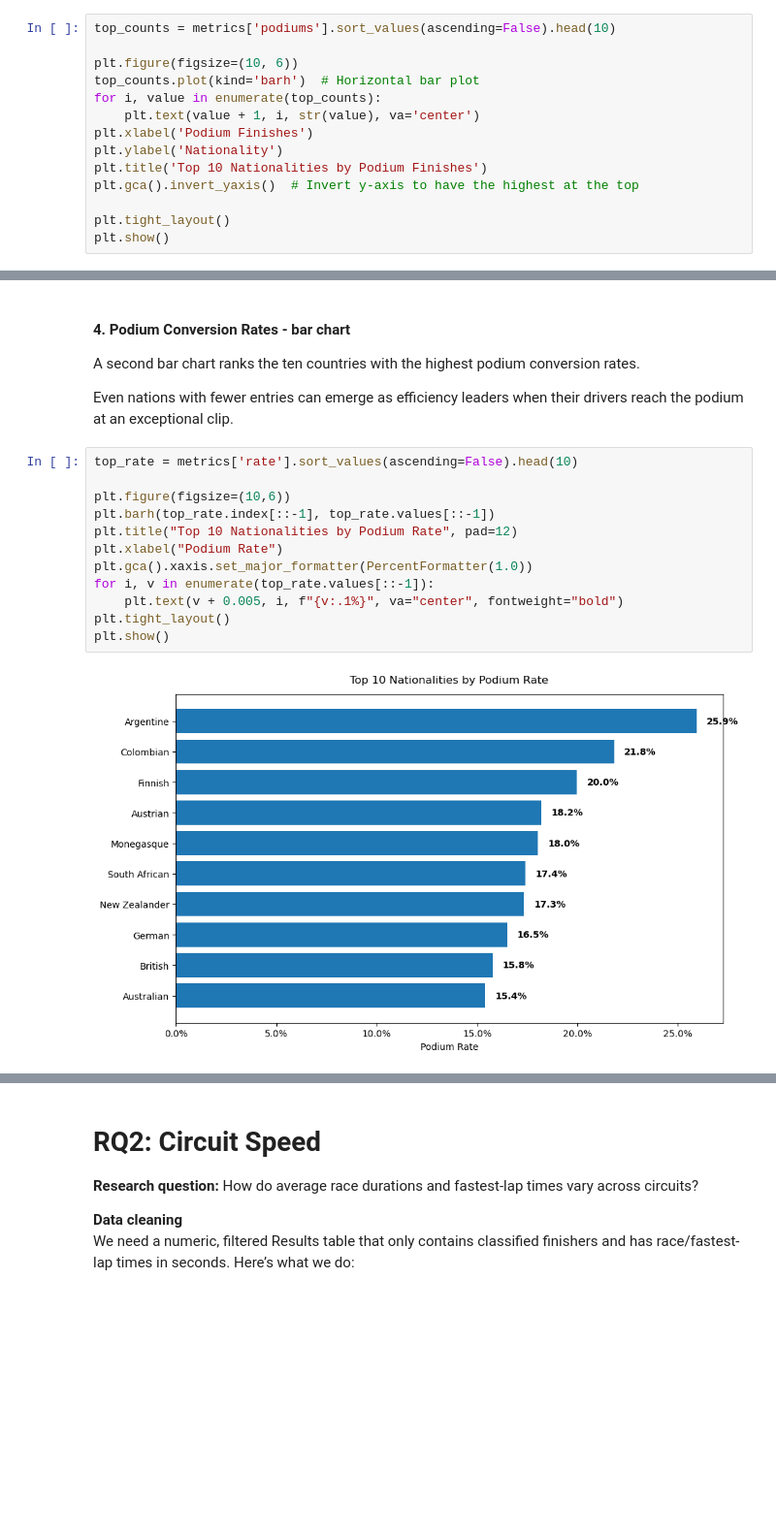
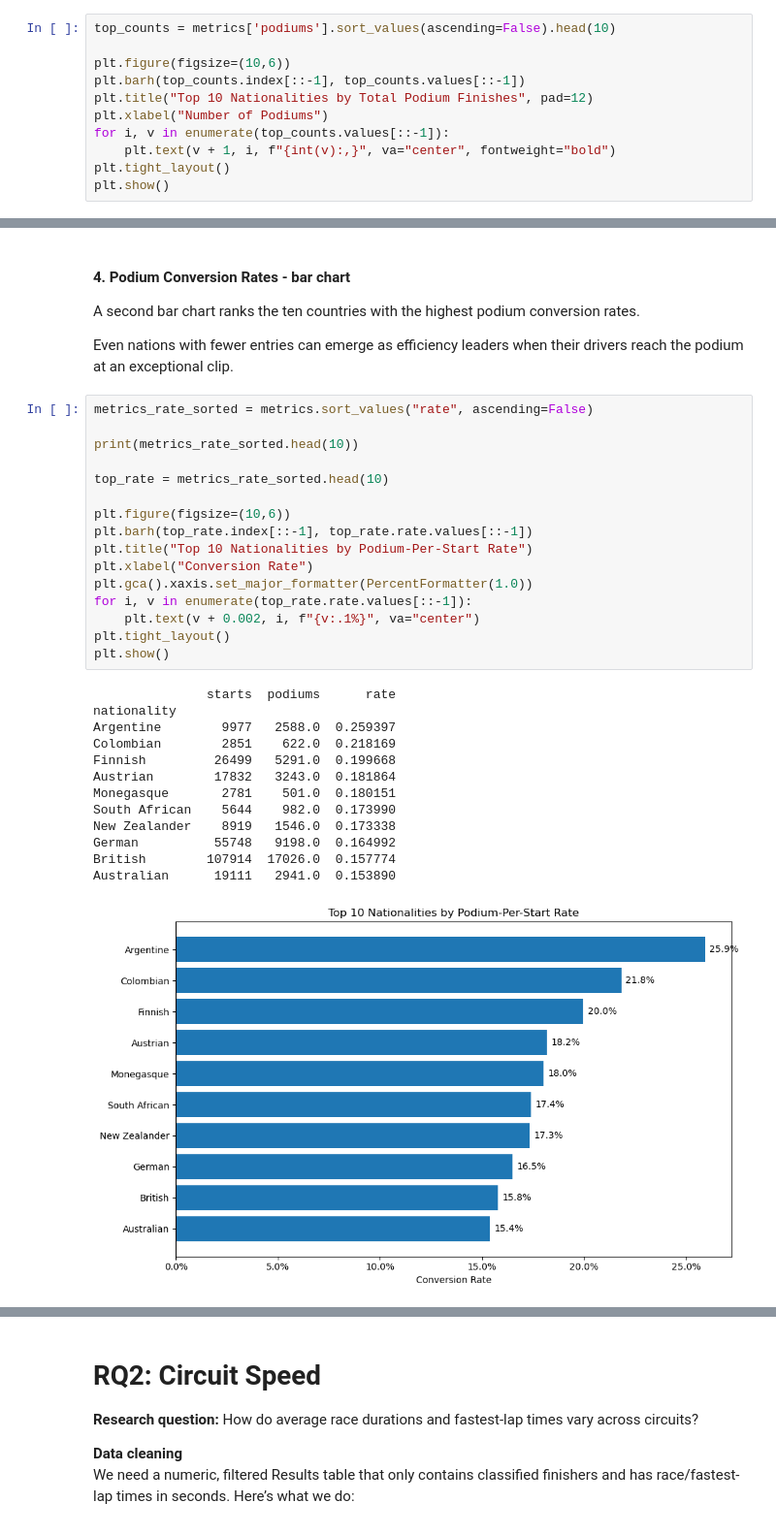
Before and after one commit to amanda-midd/QTM151_FinalProject, a Jupyter notebook: final_projects_ajm.ipynb, the cells around one changed output, grey strips where cells are left out. Shown at 97% size. Saved outputs shown, nothing was run; the diff lists cells and outputs as text; blank space fills up the shorter version.

```diff
--- a/final_projects_ajm.ipynb
+++ b/final_projects_ajm.ipynb
@@ -888,15 +888,12 @@ A horizontal bar chart displays the ten nationalities with the largest raw podiu
 # %%
 top_counts = metrics['podiums'].sort_values(ascending=False).head(10)
 
-plt.figure(figsize=(10, 6))
-top_counts.plot(kind='barh')  # Horizontal bar plot
-for i, value in enumerate(top_counts):
-    plt.text(value + 1, i, str(value), va='center')
-plt.xlabel('Podium Finishes')
-plt.ylabel('Nationality')
-plt.title('Top 10 Nationalities by Podium Finishes')
-plt.gca().invert_yaxis()  # Invert y-axis to have the highest at the top
-
+plt.figure(figsize=(10,6))
+plt.barh(top_counts.index[::-1], top_counts.values[::-1])
+plt.title("Top 10 Nationalities by Total Podium Finishes", pad=12)
+plt.xlabel("Number of Podiums")
+for i, v in enumerate(top_counts.values[::-1]):
+    plt.text(v + 1, i, f"{int(v):,}", va="center", fontweight="bold")
 plt.tight_layout()
 plt.show()
 # %% [output]
@@ -908,16 +932,32 @@ A second bar chart ranks the ten countries with the highest podium conversion ra
 Even nations with fewer entries can emerge as efficiency leaders when their drivers reach the
 podium at an exceptional clip.
 # %%
-top_rate = metrics['rate'].sort_values(ascending=False).head(10)
+metrics_rate_sorted = metrics.sort_values("rate", ascending=False)
+
+print(metrics_rate_sorted.head(10))
+
+top_rate = metrics_rate_sorted.head(10)
 
 plt.figure(figsize=(10,6))
-plt.barh(top_rate.index[::-1], top_rate.values[::-1])
-plt.title("Top 10 Nationalities by Podium Rate", pad=12)
-plt.xlabel("Podium Rate")
+plt.barh(top_rate.index[::-1], top_rate.rate.values[::-1])
+plt.title("Top 10 Nationalities by Podium-Per-Start Rate")
+plt.xlabel("Conversion Rate")
 plt.gca().xaxis.set_major_formatter(PercentFormatter(1.0))
-for i, v in enumerate(top_rate.values[::-1]):
-    plt.text(v + 0.005, i, f"{v:.1%}", va="center", fontweight="bold")
+for i, v in enumerate(top_rate.rate.values[::-1]):
+    plt.text(v + 0.002, i, f"{v:.1%}", va="center")
 plt.tight_layout()
 plt.show()
 # %% [output]
+               starts  podiums      rate
+nationality
+Argentine        9977   2588.0  0.259397
+Colombian        2851    622.0  0.218169
+Finnish         26499   5291.0  0.199668
+Austrian        17832   3243.0  0.181864
+Monegasque       2781    501.0  0.180151
+South African    5644    982.0  0.173990
+New Zealander    8919   1546.0  0.173338
+German          55748   9198.0  0.164992
+British        107914  17026.0  0.157774
+Australian      19111   2941.0  0.153890
-[figure, old version]
+[figure, new version]
```
Also changed, not shown: parts of 27 cells of this notebook.
